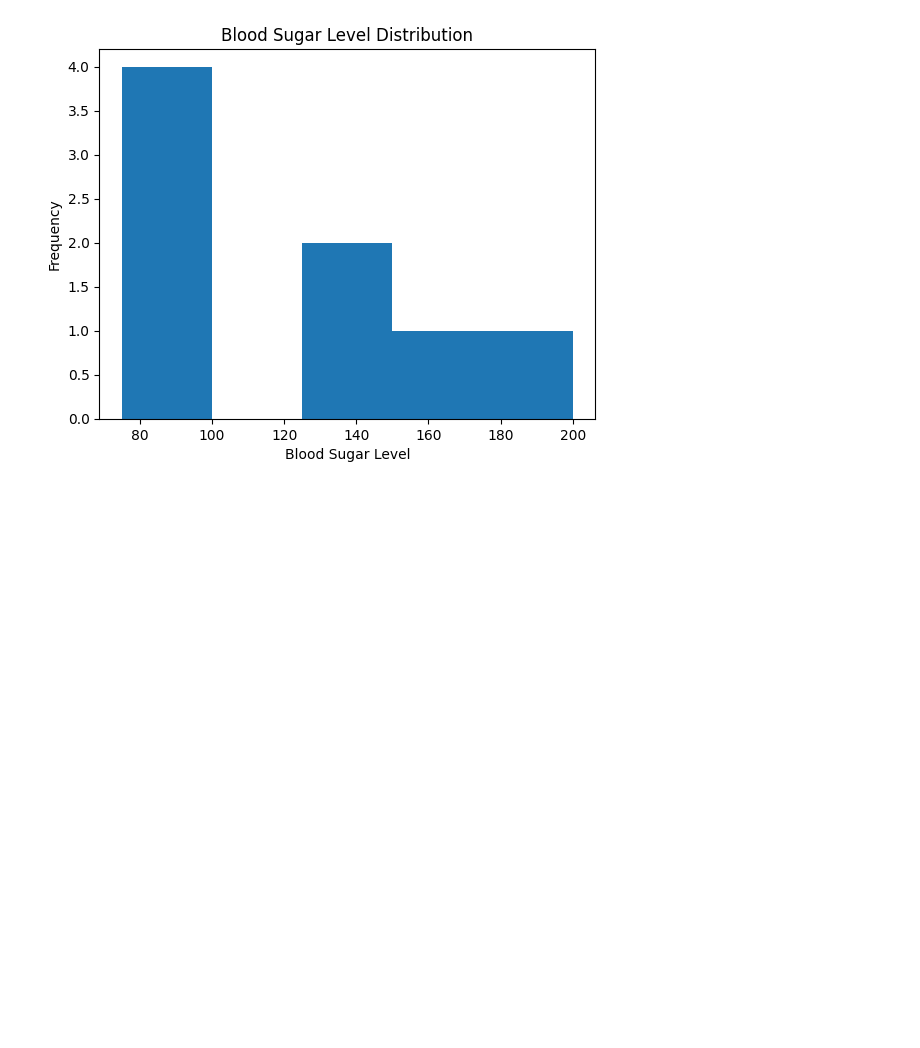
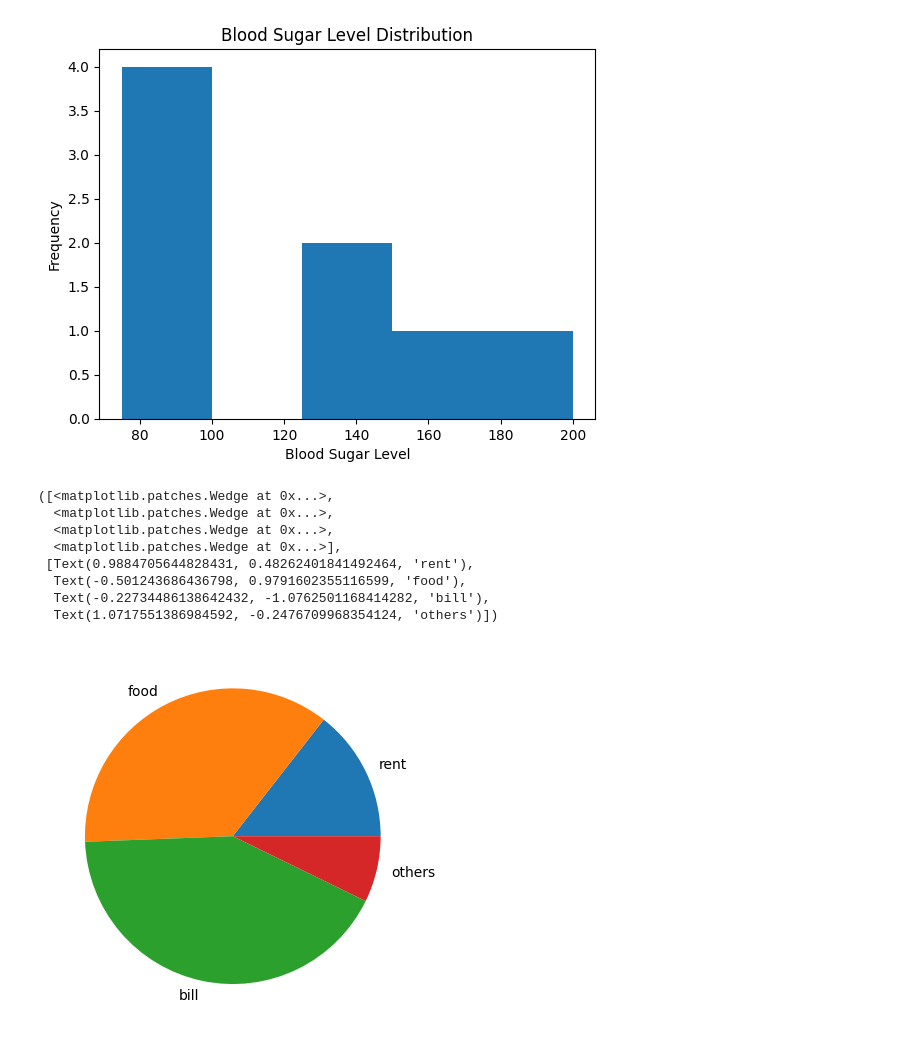
Before and after one commit to MuraliAirody/PyAi_Foundation, a Jupyter notebook: Matplotlib/1_matplotlib.ipynb, the cells around one changed output. Cells and saved outputs as stored; diff of their text form; code cells hidden in the pictures; blank space fills up the shorter version.

Commit message:
pie, scatter

```diff
--- a/Matplotlib/1_matplotlib.ipynb
+++ b/Matplotlib/1_matplotlib.ipynb
@@ -179,3 +179,25 @@ plt.title("Blood Sugar Level Distribution")
 # %% [output]
 Text(0.5, 1.0, 'Blood Sugar Level Distribution')
 [figure]
+# %%
+# ----------------------------------------------------
+# Pie Chart – Basic Example
+# ----------------------------------------------------
+# exp_value → numerical values (expenses)
+# exp_cat   → categorical labels for each expense
+exp_value = [1200, 3000, 3500, 600]
+exp_cat = ["rent", "food", "bill", "others"]
+
+# Create a simple pie chart
+# labels → names for each slice
+plt.pie(exp_value, labels=exp_cat)
+# %% [output]
+([<matplotlib.patches.Wedge at 0x...>,
+  <matplotlib.patches.Wedge at 0x...>,
+  <matplotlib.patches.Wedge at 0x...>,
+  <matplotlib.patches.Wedge at 0x...>],
+ [Text(0.9884705644828431, 0.48262401841492464, 'rent'),
+  Text(-0.501243686436798, 0.9791602355116599, 'food'),
+  Text(-0.22734486138642432, -1.0762501168414282, 'bill'),
+  Text(1.0717551386984592, -0.2476709968354124, 'others')])
+[figure, added]
```
Also changed, not shown: parts of 4 cells of this notebook, 1 other file.
